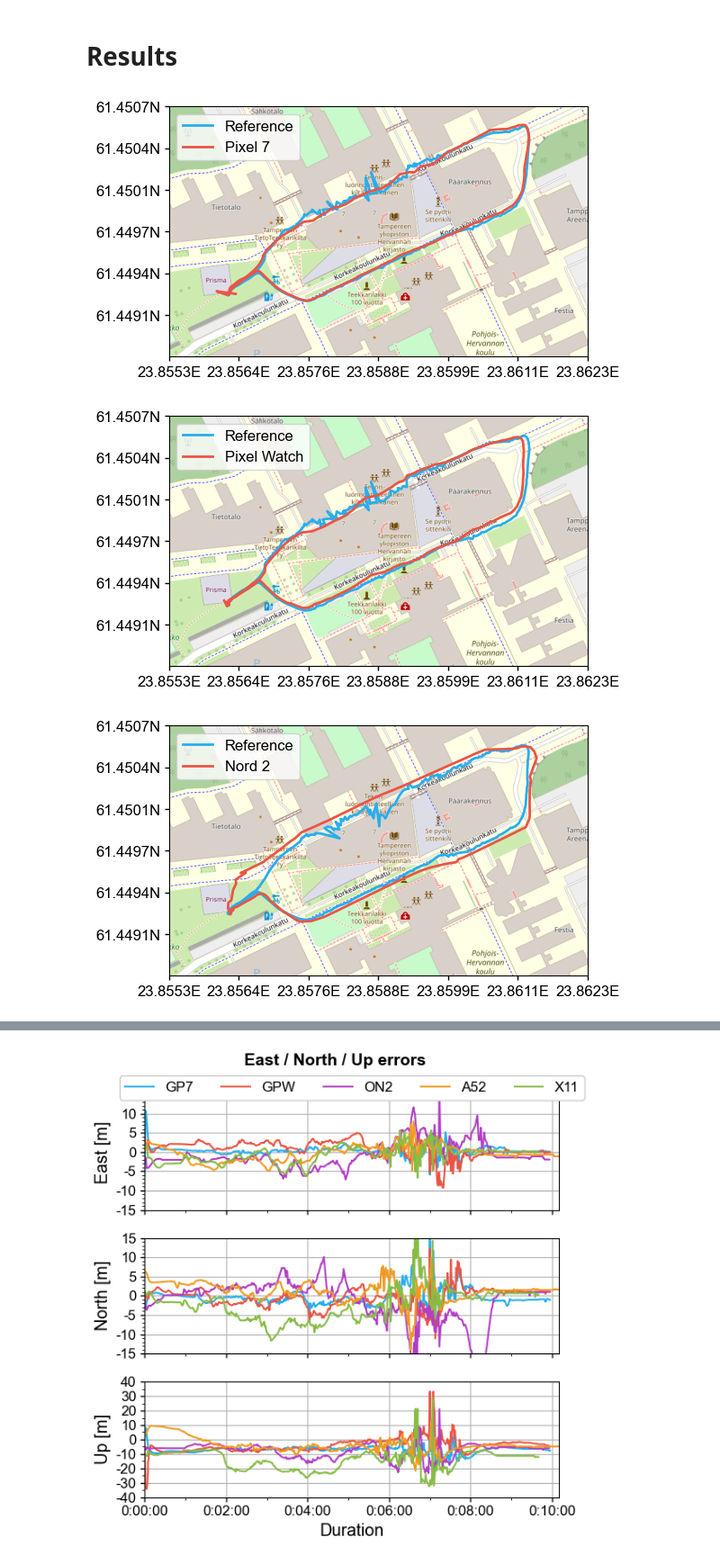
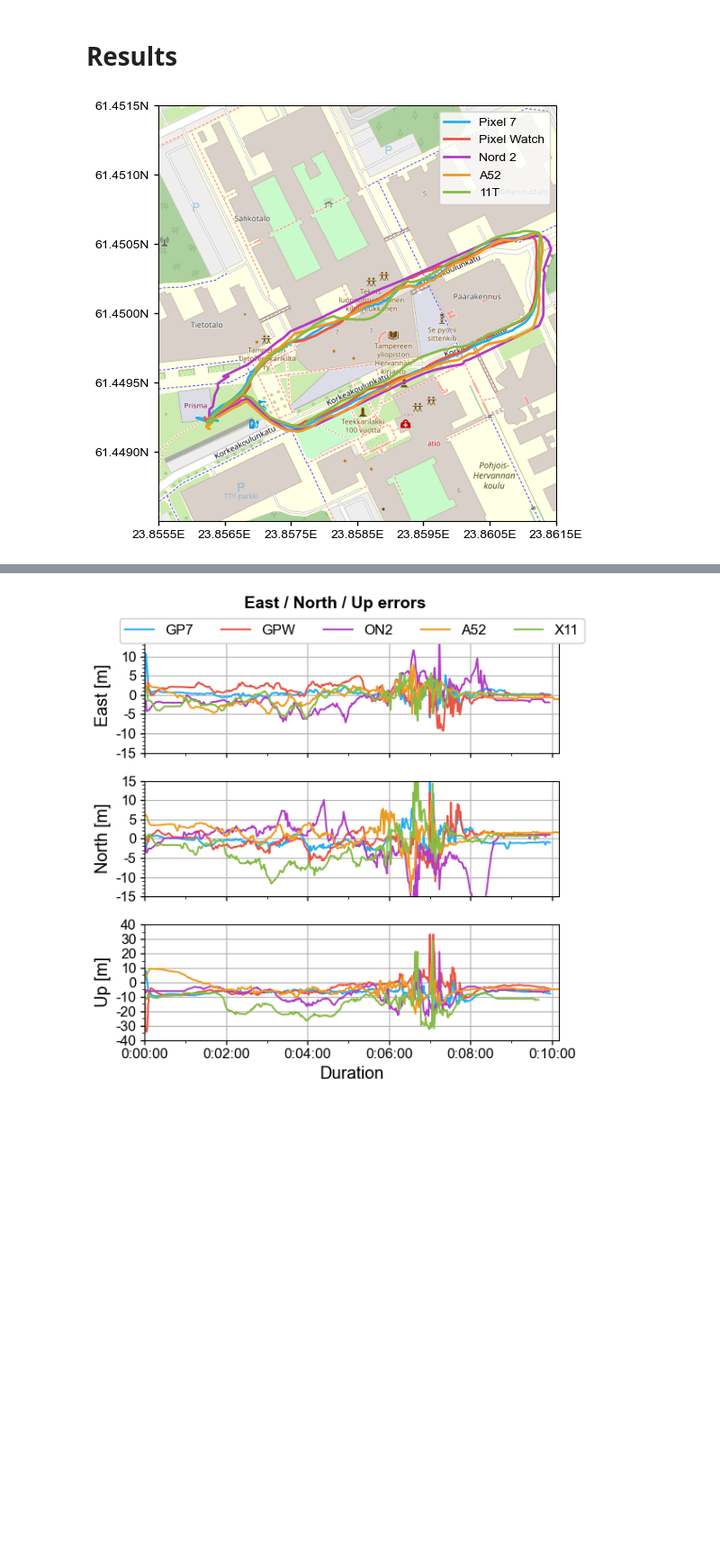
Before and after one commit to agrenier-gnss/MimirAnalyzer, a Jupyter notebook: jupyter/S2_campus.ipynb, the cells around one changed output, grey strips where cells are left out. Shown at 90% size. Drawn from its saved outputs; the diff is of its cells as text; code cells hidden in the pictures; blank space fills up the shorter version.

```diff
--- a/jupyter/S2_campus.ipynb
+++ b/jupyter/S2_campus.ipynb
@@ -197,14 +197,14 @@ log.diff
 # %%
 center = ref_enu[:2]
 extent = [center[1] - 0.001, center[1] + 0.006, center[0] - 0.0005, center[0] + 0.0015]
+
+center = [61.45, 23.8585]
+extent = [center[1] - 0.003, center[1] + 0.003, center[0] - 0.0015, center[0] + 0.0015]
 # %%
-
+locations = {}
 for log in logs:
-    locations = {}
-    locations['Reference'] = log.pos.df[["latitude", "longitude"]]
+    #locations['Reference'] = log.pos.df[["latitude", "longitude"]]
     locations[log.device] = log.fix.loc[log.fix['provider'].isin(['GPS']), ["latitude", "longitude"]]
-    plotMap(locations=locations, extent=extent, scale=17)
+plotMap(locations=locations, extent=extent, scale=17)
 # %% [output]
-[figure, old version]
+[figure, new version]
-[figure, removed]
-[figure, removed]
```
Also changed, not shown: parts of 17 cells of this notebook, 4 other files.
